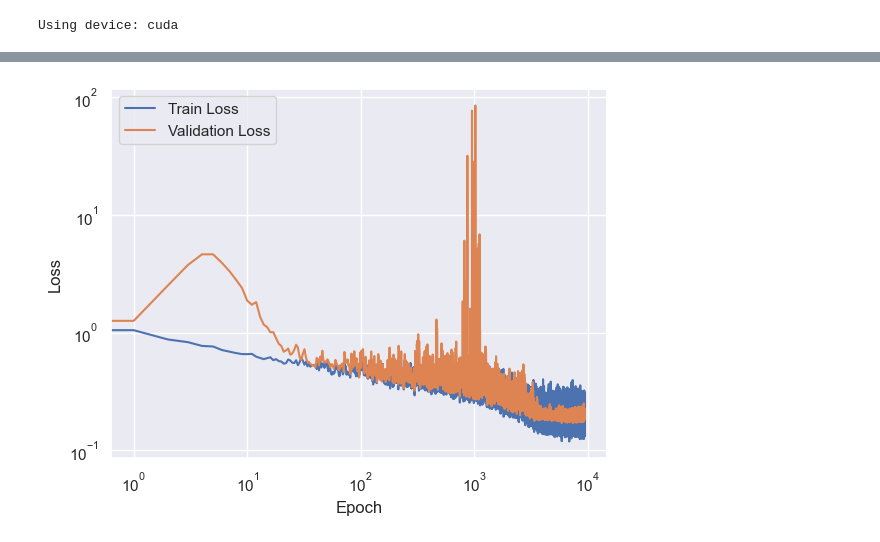
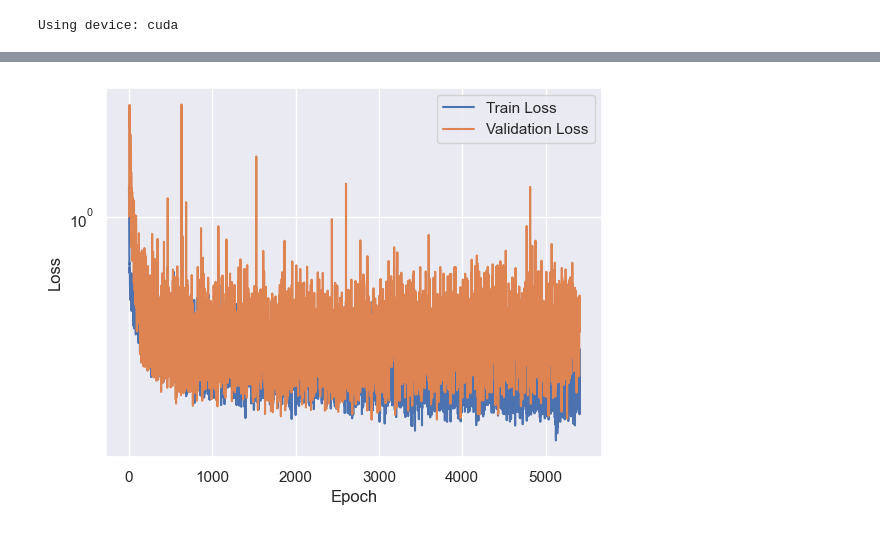
Before and after one commit to KurtSoncco/GNN_Soil_Dynamics, a Jupyter notebook: Transformer_TTF.ipynb, the cells around one changed output, grey strips where cells are left out. Cells and saved outputs as stored; diff of their text form; code cells hidden in the pictures.

```diff
--- a/Transformer_TTF.ipynb
+++ b/Transformer_TTF.ipynb
@@ -202,6 +202,7 @@ def train(model, optimizer, scheduler, train_dataloader, validation_dataloader,
     model.to(device)
     progress_bar = tqdm(range(epochs), desc="Training", unit="epoch")
     early_stopping = EarlyStopping(patience=patience, progress_bar=progress_bar)
+    best_model = None
 
     for epoch in progress_bar:
         model.train()
@@ -285,15 +306,16 @@ loss_fn = rmse
 # %%
 # Optimizer with momentum NAG
 #optimizer = torch.optim.SGD(model.parameters(), lr=0.05, momentum=0.5, weight_decay=0.01, nesterov=True)
-optimizer = torch.optim.AdamW(model.parameters(), lr=0.01, betas=(0.9, 0.999), weight_decay=0.01)
+optimizer = torch.optim.AdamW(model.parameters(), lr=0.01, betas=(0.6, 0.6), weight_decay=0.01)
 #optimizer = torch.optim.Adam(model.parameters(), lr=0.001, betas=(0.9, 0.999), weight_decay=0.01)
 #optimizer = torch.optim.RMSprop(model.parameters(), lr=0.01, alpha=0.9, eps=1e-08, weight_decay=0.01, momentum=0.9, centered=False)
 
 
 # Scheduler with exponential decay
 #scheduler = None
-scheduler = torch.optim.lr_scheduler.ReduceLROnPlateau(optimizer, mode='min', factor=0.5, patience=250, threshold=0.0001, threshold_mode='rel', cooldown=0, min_lr=1e-4, eps=1e-08)
+scheduler = torch.optim.lr_scheduler.ExponentialLR(optimizer, gamma=0.95)
+#scheduler = torch.optim.lr_scheduler.ReduceLROnPlateau(optimizer, mode='min', factor=0.5, patience=500, threshold=0.0001, threshold_mode='rel', cooldown=0, min_lr=1e-4, eps=1e-08)
 # %%
 # Train model
-train_losses, val_losses, model = train(model, optimizer, scheduler, train_loader, val_loader, loss_fn, epochs=10000, device=device, patience=2000)
+train_losses, val_losses, model = train(model, optimizer, scheduler, train_loader, val_loader, loss_fn, epochs=10000, device=device, patience=2500)
 # %% [output]
@@ -313,15 +335,15 @@ Epoch 2750, Train Loss: 0.1953124925494194, Val Loss: 0.27176904678344727, LR: 0
 # %%
 # Plot losses
 plt.plot(train_losses, label="Train Loss")
 plt.plot(val_losses, label="Validation Loss")
 plt.legend()
 plt.yscale("log")
-plt.xscale("log")
+#plt.xscale("log")
 plt.xlabel("Epoch")
 plt.ylabel("Loss")
 plt.show()
 # %% [output]
-[figure, old version]
+[figure, new version]
 # %%
 # Test the model
 test_loss = test(model, test_loader, loss_fn, device=device)
```
Also changed, not shown: parts of 6 cells of this notebook, 5 other files.
